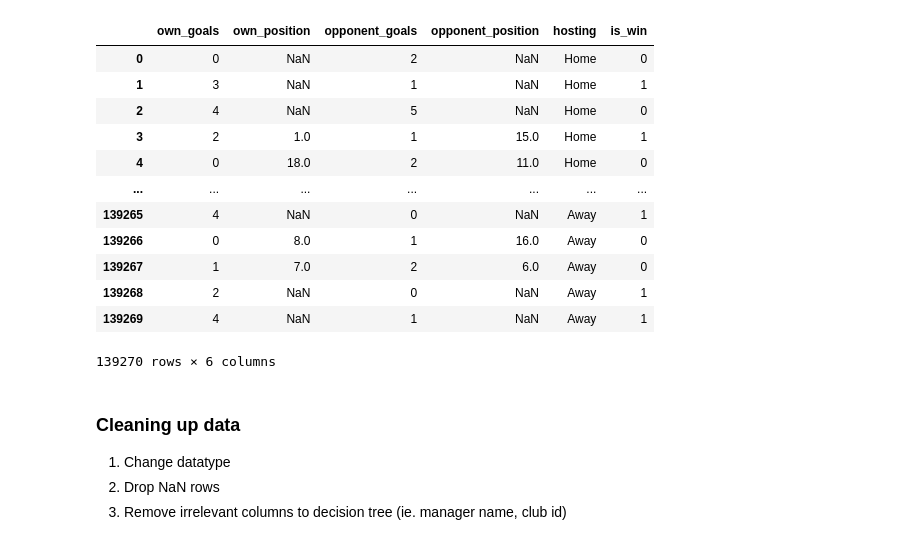
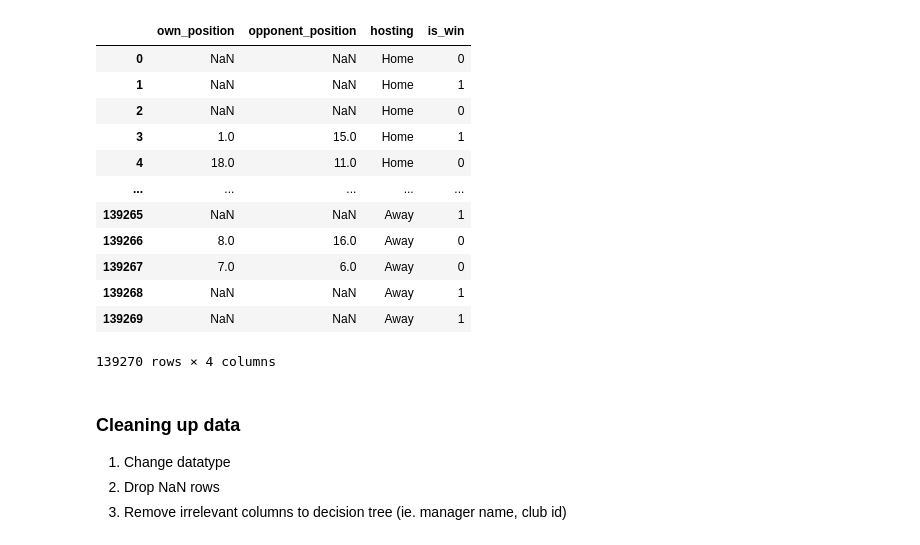
Before and after one commit to SnowHana/decision-tree, a Jupyter notebook: tree.ipynb, the cells around one changed output. Saved outputs shown, nothing was run; the diff lists cells and outputs as text; code cells hidden in the pictures.

```diff
--- a/tree.ipynb
+++ b/tree.ipynb
@@ -4,22 +4,22 @@ import pandas as pd
 from graphviz import Digraph
 # %%
 df = pd.read_csv("data/transfer_data/club_games.csv")
-df = df.drop(columns=['game_id', 'club_id', 'own_manager_name', 'opponent_manager_name', 'opponent_id',],axis=1)
+df = df.drop(columns=['game_id', 'club_id', 'own_manager_name', 'opponent_manager_name', 'opponent_id', 'own_goals', 'opponent_goals'],axis=1)
 df
 # %% [output]
-|  | own_goals | own_position | opponent_goals | opponent_position | hosting | is_win |
-| 0 | 0 | NaN | 2 | NaN | Home | 0 |
-| 1 | 3 | NaN | 1 | NaN | Home | 1 |
-| 2 | 4 | NaN | 5 | NaN | Home | 0 |
-| 3 | 2 | 1.0 | 1 | 15.0 | Home | 1 |
-| 4 | 0 | 18.0 | 2 | 11.0 | Home | 0 |
-| ... | ... | ... | ... | ... | ... | ... |
-| 139265 | 4 | NaN | 0 | NaN | Away | 1 |
-| 139266 | 0 | 8.0 | 1 | 16.0 | Away | 0 |
-| 139267 | 1 | 7.0 | 2 | 6.0 | Away | 0 |
-| 139268 | 2 | NaN | 0 | NaN | Away | 1 |
-| 139269 | 4 | NaN | 1 | NaN | Away | 1 |
+|  | own_position | opponent_position | hosting | is_win |
+| 0 | NaN | NaN | Home | 0 |
+| 1 | NaN | NaN | Home | 1 |
+| 2 | NaN | NaN | Home | 0 |
+| 3 | 1.0 | 15.0 | Home | 1 |
+| 4 | 18.0 | 11.0 | Home | 0 |
+| ... | ... | ... | ... | ... |
+| 139265 | NaN | NaN | Away | 1 |
+| 139266 | 8.0 | 16.0 | Away | 0 |
+| 139267 | 7.0 | 6.0 | Away | 0 |
+| 139268 | NaN | NaN | Away | 1 |
+| 139269 | NaN | NaN | Away | 1 |
-139270 rows × 6 columns
+139270 rows × 4 columns
 # %% [markdown]
 ### Cleaning up data
 1. Change datatype
```
Also changed, not shown: parts of 4 cells of this notebook, 2 other files.
